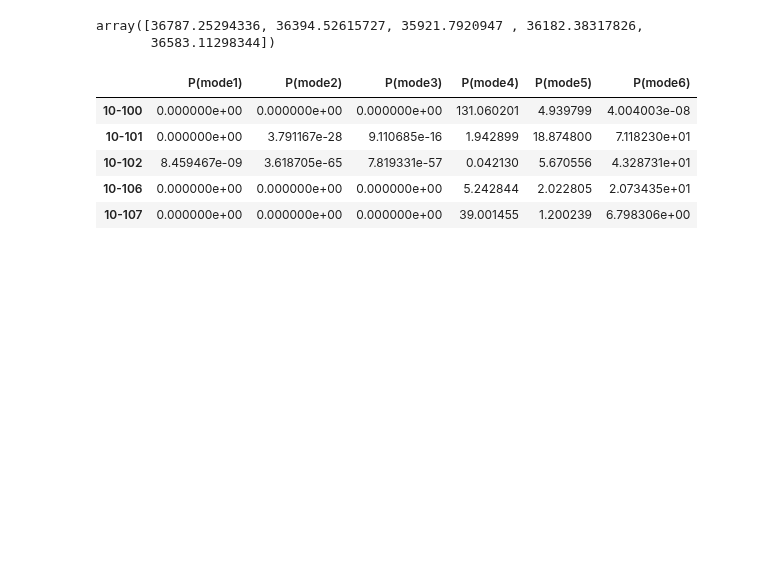
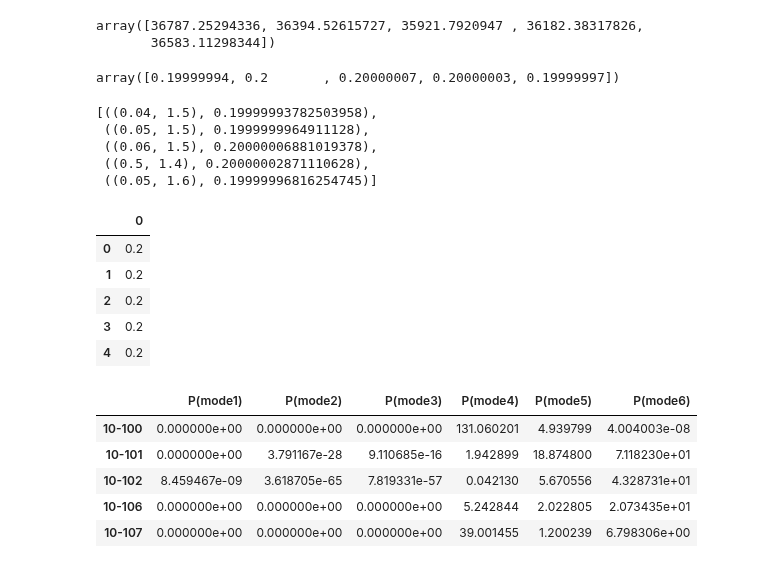
Before and after one commit to Rufei-Sheng/Manhattan-Congestion-Surcharge-Capstone, a Jupyter notebook: results/Uncertainty.ipynb, the cells around one changed output. Cells and saved outputs as stored; diff of their text form; code cells hidden in the pictures; blank space fills up the shorter version.

```diff
--- a/results/Uncertainty.ipynb
+++ b/results/Uncertainty.ipynb
@@ -153,6 +153,27 @@ array([36787.25294336, 36394.52615727, 35921.7920947 , 36182.38317826,
 combined['rmse'] = combined.rmse.apply(lambda x: np.exp(1/x))
 # %%
 wm = lambda x: pd.Series(np.abs(np.average(x, weights= (x['rmse']),axis=0)))
+# %%
+combined.rmse.unique()/combined.rmse.unique().sum()
+# %% [output]
+array([0.19999994, 0.2       , 0.20000007, 0.20000003, 0.19999997])
+# %%
+list(zip([(0.04,1.5),(0.05,1.5),(0.06,1.5),(0.5,1.4),(0.05,1.6)],combined.rmse.unique()/combined.rmse.unique().sum()))
+# %% [output]
+[((0.04, 1.5), 0.19999993782503958),
+ ((0.05, 1.5), 0.1999999964911128),
+ ((0.06, 1.5), 0.20000006881019378),
+ ((0.5, 1.4), 0.20000002871110628),
+ ((0.05, 1.6), 0.19999996816254745)]
+# %%
+pd.DataFrame(([0.19999994, 0.2       , 0.20000007, 0.20000003, 0.19999997]))
+# %% [output]
+|  | 0 |
+| 0 | 0.2 |
+| 1 | 0.2 |
+| 2 | 0.2 |
+| 3 | 0.2 |
+| 4 | 0.2 |
 # %%
 mean_combined = combined.groupby(combined.index).apply(wm)
 # %%
```
Also changed, not shown: 47 other files.
